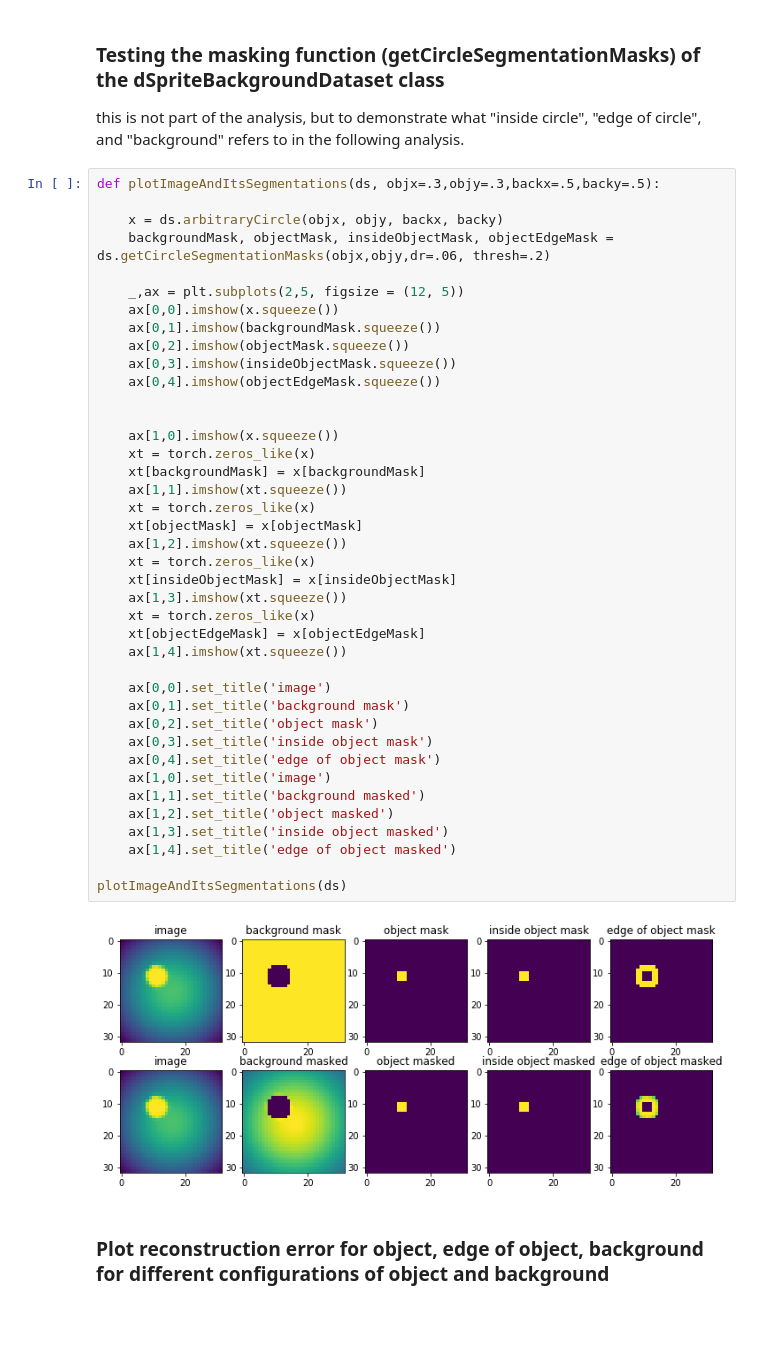
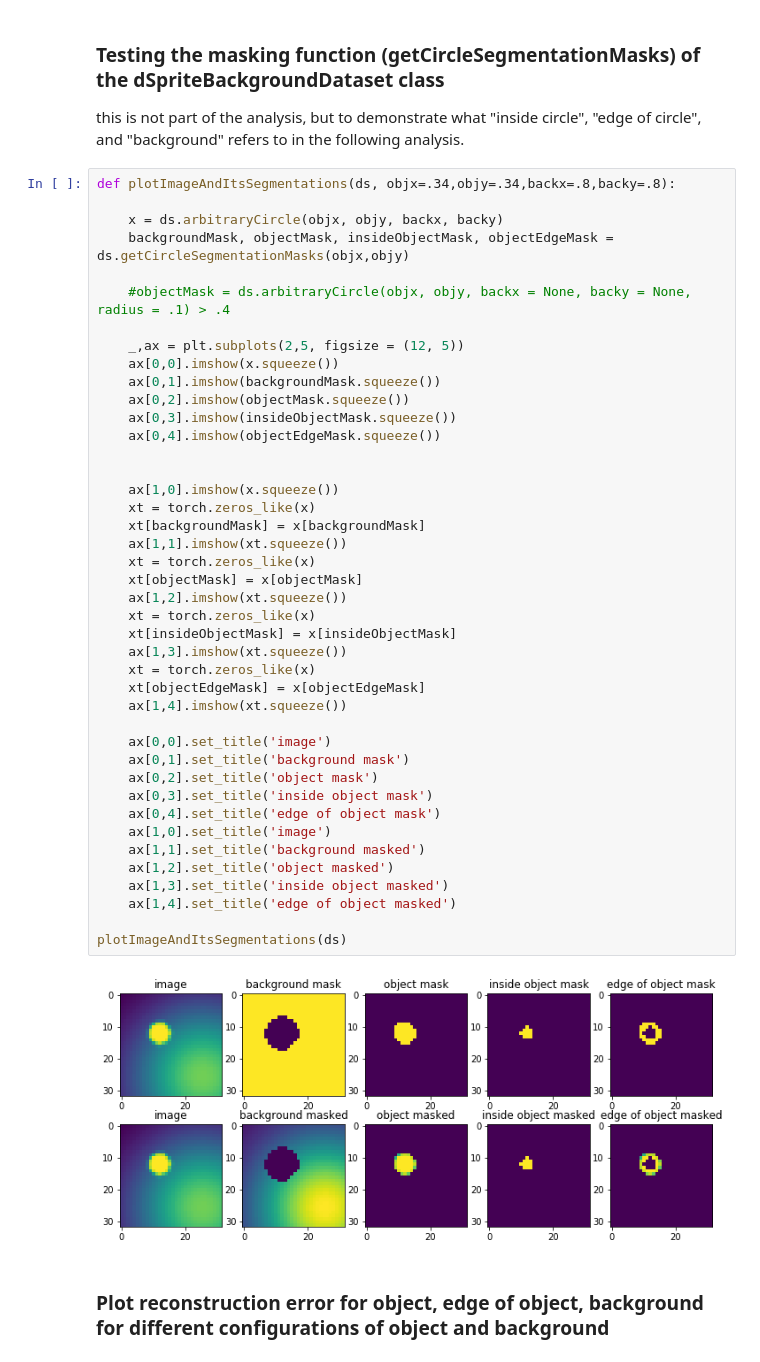
Before and after one commit to zahariaa/disentangled-dynamics, a Jupyter notebook: src/analyses/AnalysesOfReconstructionErrorStaticVAE32.ipynb, the cells around one changed output. Drawn from its saved outputs; the diff is of its cells as text; blank space fills up the shorter version.

```diff
--- a/src/analyses/AnalysesOfReconstructionErrorStaticVAE32.ipynb
+++ b/src/analyses/AnalysesOfReconstructionErrorStaticVAE32.ipynb
@@ -86,10 +86,12 @@ for ii in range(12):
 
 this is not part of the analysis, but to demonstrate what "inside circle", "edge of circle", and "background" refers to in the following analysis.
 # %%
-def plotImageAndItsSegmentations(ds, objx=.3,objy=.3,backx=.5,backy=.5):
+def plotImageAndItsSegmentations(ds, objx=.34,objy=.34,backx=.8,backy=.8):
 
     x = ds.arbitraryCircle(objx, objy, backx, backy)
-    backgroundMask, objectMask, insideObjectMask, objectEdgeMask = ds.getCircleSegmentationMasks(objx,objy,dr=.06, thresh=.2)
+    backgroundMask, objectMask, insideObjectMask, objectEdgeMask = ds.getCircleSegmentationMasks(objx,objy)
+
+    #objectMask = ds.arbitraryCircle(objx, objy, backx = None, backy = None, radius = .1) > .4
 
     _,ax = plt.subplots(2,5, figsize = (12, 5))
     ax[0,0].imshow(x.squeeze())
@@ -99,34 +101,34 @@ def plotImageAndItsSegmentations(ds, objx=.3,objy=.3,backx=.5,backy=.5):
     ax[0,4].imshow(objectEdgeMask.squeeze())
 
 
     ax[1,0].imshow(x.squeeze())
     xt = torch.zeros_like(x)
     xt[backgroundMask] = x[backgroundMask]
     ax[1,1].imshow(xt.squeeze())
     xt = torch.zeros_like(x)
     xt[objectMask] = x[objectMask]
     ax[1,2].imshow(xt.squeeze())
     xt = torch.zeros_like(x)
     xt[insideObjectMask] = x[insideObjectMask]
     ax[1,3].imshow(xt.squeeze())
     xt = torch.zeros_like(x)
     xt[objectEdgeMask] = x[objectEdgeMask]
     ax[1,4].imshow(xt.squeeze())
 
     ax[0,0].set_title('image')
     ax[0,1].set_title('background mask')
     ax[0,2].set_title('object mask')
     ax[0,3].set_title('inside object mask')
     ax[0,4].set_title('edge of object mask')
     ax[1,0].set_title('image')
     ax[1,1].set_title('background masked')
     ax[1,2].set_title('object masked')
     ax[1,3].set_title('inside object masked')
     ax[1,4].set_title('edge of object masked')
 
 plotImageAndItsSegmentations(ds)
 # %% [output]
-[figure, old version]
+[figure, new version]
 # %% [markdown]
 ### Plot reconstruction error for object, edge of object, background for different configurations of object and background
 # %% [markdown]
```
Also changed, not shown: parts of 12 cells of this notebook.
